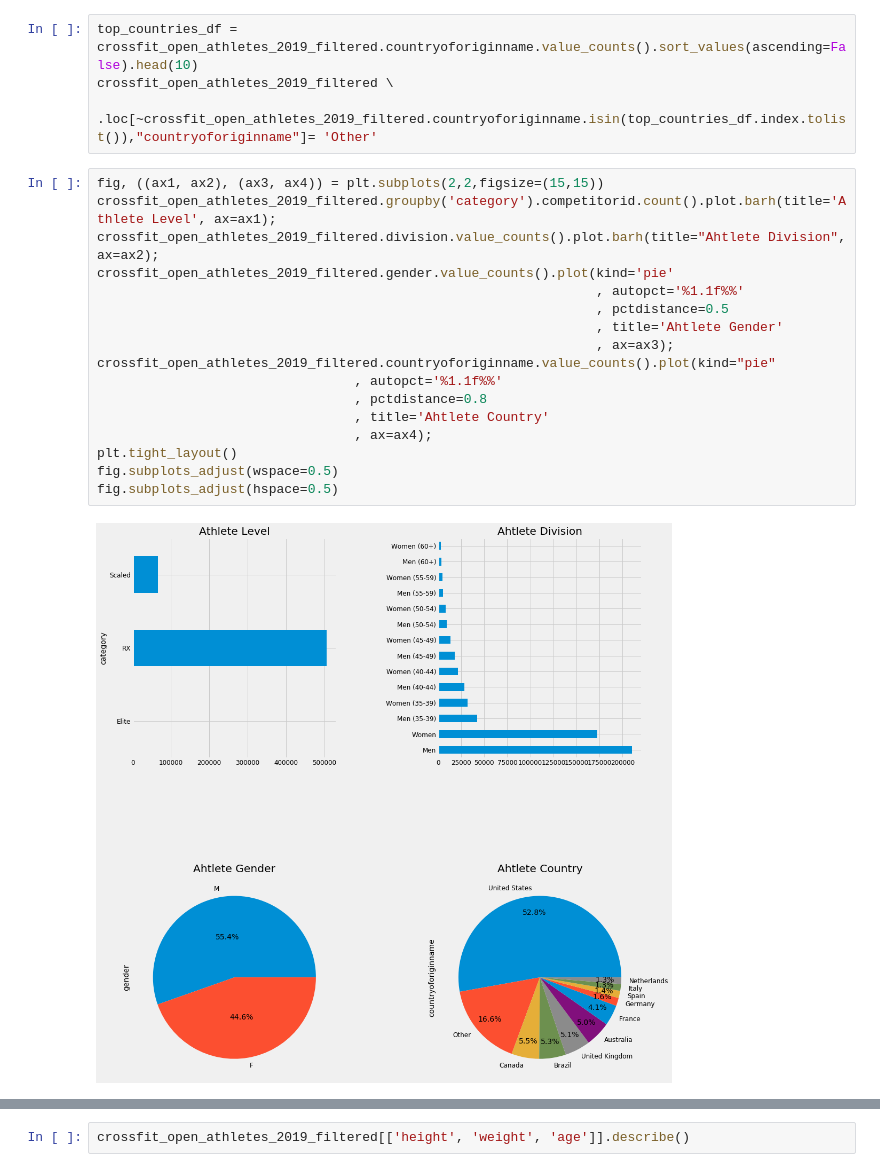
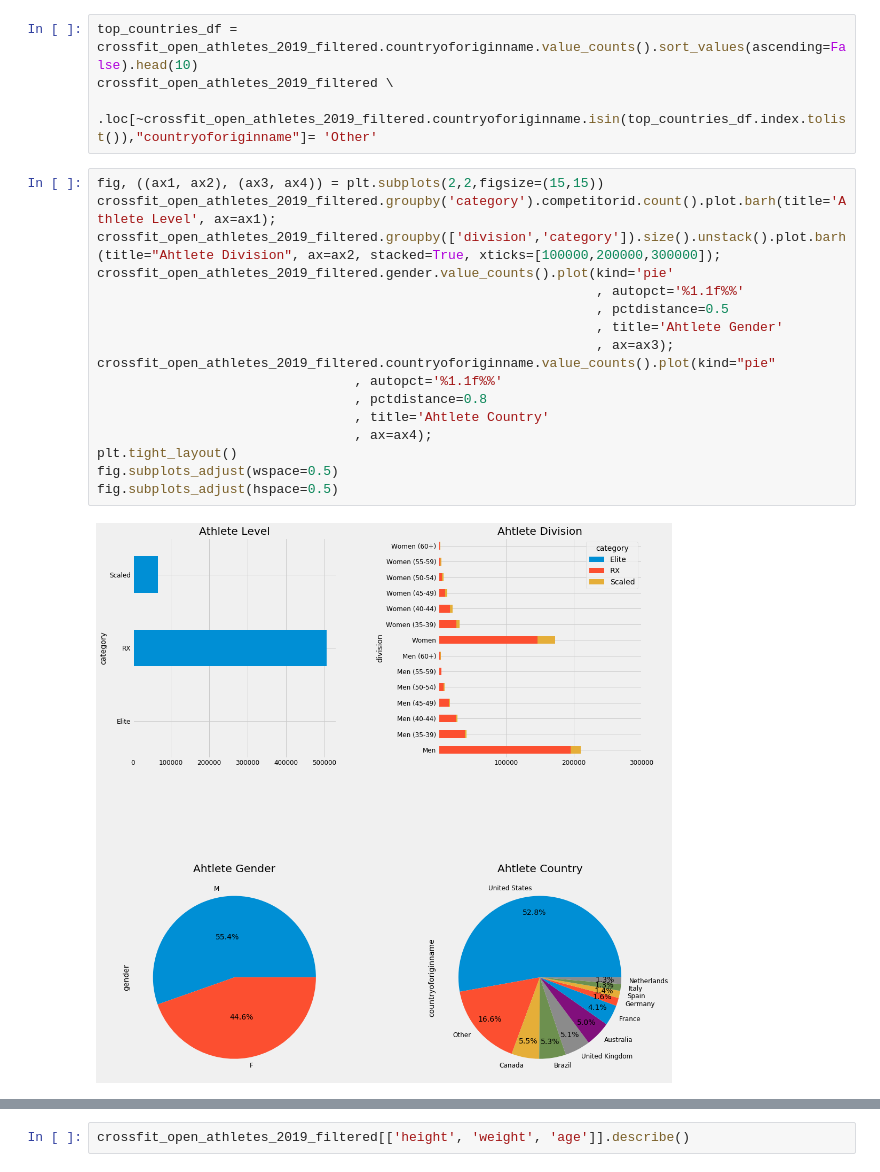
Before and after one commit to Pabsm94/DataScientist_Nanodegree_Udacity, a Jupyter notebook: [DS Nanodegree] - Project 1.ipynb, the cells around one changed output, grey strips where cells are left out. Saved outputs shown, nothing was run; the diff lists cells and outputs as text.

```diff
--- a/[DS Nanodegree] - Project 1.ipynb
+++ b/[DS Nanodegree] - Project 1.ipynb
@@ -108,19 +88,19 @@ crossfit_open_athletes_2019_filtered \
 # %%
 fig, ((ax1, ax2), (ax3, ax4)) = plt.subplots(2,2,figsize=(15,15))
 crossfit_open_athletes_2019_filtered.groupby('category').competitorid.count().plot.barh(title='Athlete Level', ax=ax1);
-crossfit_open_athletes_2019_filtered.division.value_counts().plot.barh(title="Ahtlete Division", ax=ax2);
+crossfit_open_athletes_2019_filtered.groupby(['division','category']).size().unstack().plot.barh(title="Ahtlete Division", ax=ax2, stacked=True, xticks=[100000,200000,300000]);
 crossfit_open_athletes_2019_filtered.gender.value_counts().plot(kind='pie'
                                                                 , autopct='%1.1f%%'
                                                                 , pctdistance=0.5
                                                                 , title='Ahtlete Gender'
                                                                 , ax=ax3);
 crossfit_open_athletes_2019_filtered.countryoforiginname.value_counts().plot(kind="pie"
                                  , autopct='%1.1f%%'
                                  , pctdistance=0.8
                                  , title='Ahtlete Country'
                                  , ax=ax4);
 plt.tight_layout()
 fig.subplots_adjust(wspace=0.5)
 fig.subplots_adjust(hspace=0.5)
 # %% [output]
-[figure, old version]
+[figure, new version]
```
Also changed, not shown: parts of 9 cells of this notebook.
